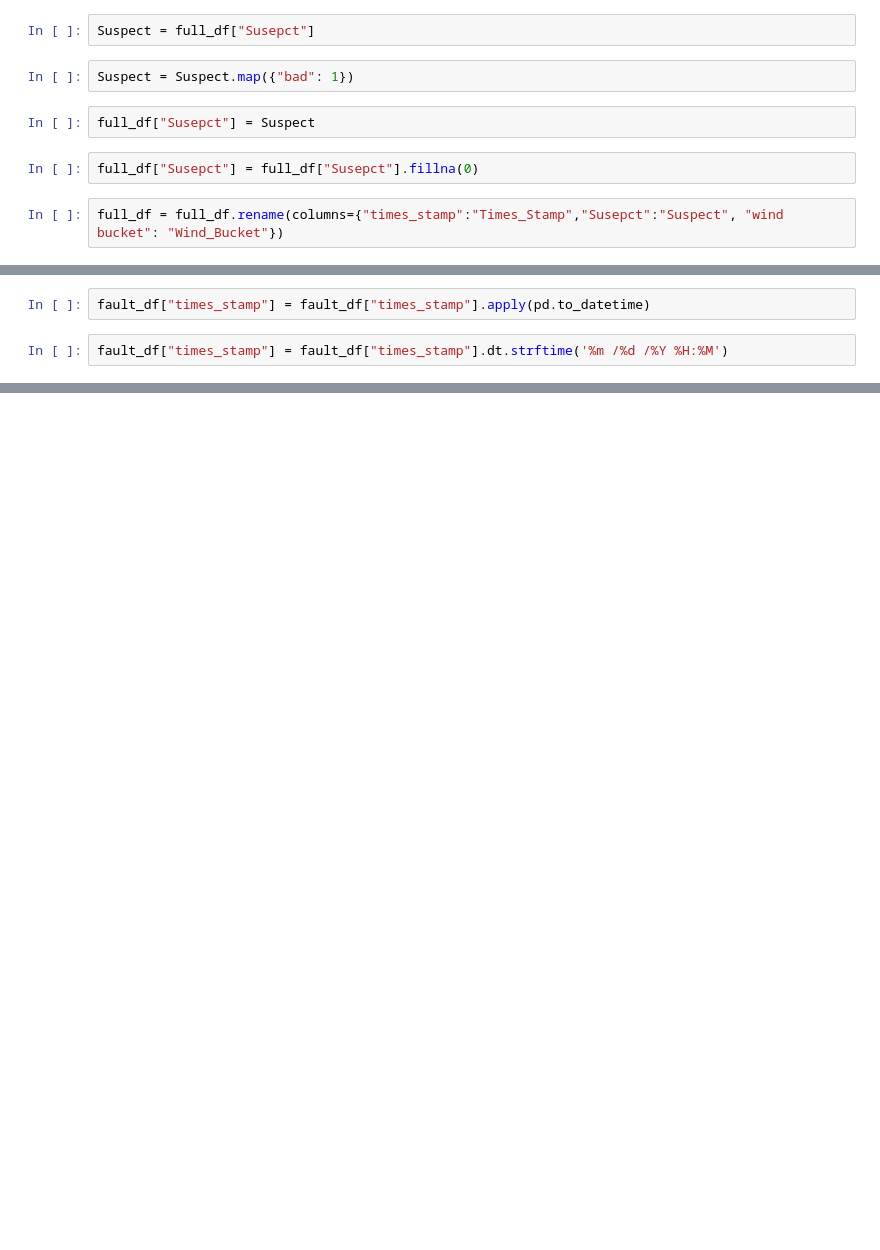
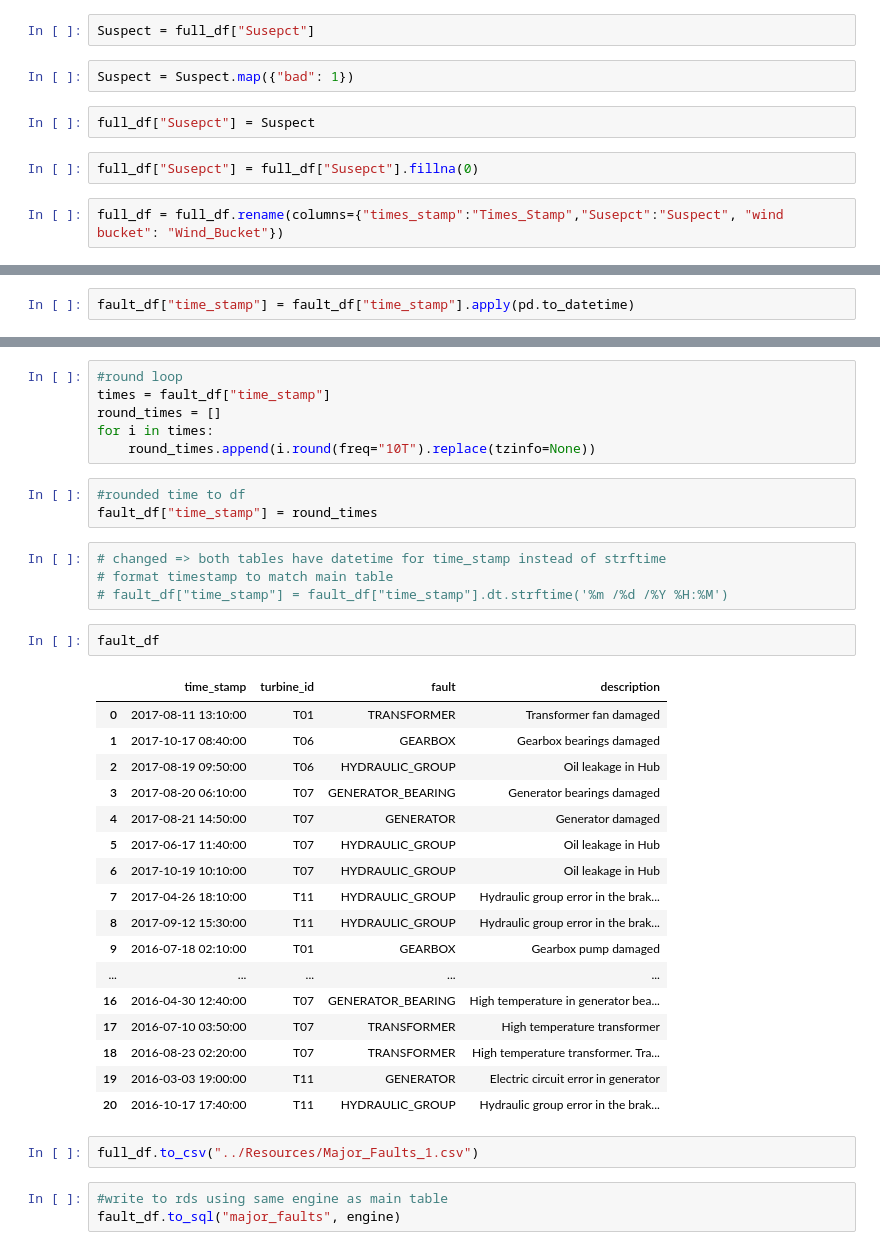
Before and after one commit to sarahrosegallagher/Wind_Turbine_Gearbox_Predictive_Analysis, a Jupyter notebook: Data_Transforming/sql_prep.ipynb, the cells around one changed output, grey strips where cells are left out. Drawn from its saved outputs; the diff is of its cells as text; blank space fills up the shorter version.

```diff
--- a/Data_Transforming/sql_prep.ipynb
+++ b/Data_Transforming/sql_prep.ipynb
@@ -127,4 +190,2 @@ fault_df.dtypes
 # %%
-fault_df["times_stamp"] = fault_df["times_stamp"].apply(pd.to_datetime)
+fault_df["time_stamp"] = fault_df["time_stamp"].apply(pd.to_datetime)
-# %%
-fault_df["times_stamp"] = fault_df["times_stamp"].dt.strftime('%m /%d /%Y %H:%M')
@@ -130,0 +206,38 @@ fault_df["times_stamp"] = fault_df["times_stamp"].dt.strftime('%m /%d /%Y %H:%M'
+# %%
+#round loop
+times = fault_df["time_stamp"]
+round_times = []
+for i in times:
+    round_times.append(i.round(freq="10T").replace(tzinfo=None))
+# %%
+#rounded time to df
+fault_df["time_stamp"] = round_times
+# %%
+# changed => both tables have datetime for time_stamp instead of strftime
+# format timestamp to match main table
+# fault_df["time_stamp"] = fault_df["time_stamp"].dt.strftime('%m /%d /%Y %H:%M')
+# %%
+fault_df
+# %% [output]
+|  | time_stamp | turbine_id | fault | description |
+| 0 | 2017-08-11 13:10:00 | T01 | TRANSFORMER | Transformer fan damaged |
+| 1 | 2017-10-17 08:40:00 | T06 | GEARBOX | Gearbox bearings damaged |
+| 2 | 2017-08-19 09:50:00 | T06 | HYDRAULIC_GROUP | Oil leakage in Hub |
+| 3 | 2017-08-20 06:10:00 | T07 | GENERATOR_BEARING | Generator bearings damaged |
+| 4 | 2017-08-21 14:50:00 | T07 | GENERATOR | Generator damaged |
+| 5 | 2017-06-17 11:40:00 | T07 | HYDRAULIC_GROUP | Oil leakage in Hub |
+| 6 | 2017-10-19 10:10:00 | T07 | HYDRAULIC_GROUP | Oil leakage in Hub |
+| 7 | 2017-04-26 18:10:00 | T11 | HYDRAULIC_GROUP | Hydraulic group error in the brak... |
+| 8 | 2017-09-12 15:30:00 | T11 | HYDRAULIC_GROUP | Hydraulic group error in the brak... |
+| 9 | 2016-07-18 02:10:00 | T01 | GEARBOX | Gearbox pump damaged |
+| ... | ... | ... | ... | ... |
+| 16 | 2016-04-30 12:40:00 | T07 | GENERATOR_BEARING | High temperature in generator bea... |
+| 17 | 2016-07-10 03:50:00 | T07 | TRANSFORMER | High temperature transformer |
+| 18 | 2016-08-23 02:20:00 | T07 | TRANSFORMER | High temperature transformer. Tra... |
+| 19 | 2016-03-03 19:00:00 | T11 | GENERATOR | Electric circuit error in generator |
+| 20 | 2016-10-17 17:40:00 | T11 | HYDRAULIC_GROUP | Hydraulic group error in the brak... |
+# %%
+full_df.to_csv("../Resources/Major_Faults_1.csv")
+# %%
+#write to rds using same engine as main table
+fault_df.to_sql("major_faults", engine)
```
Also changed, not shown: parts of 22 cells of this notebook, 2 other files.
